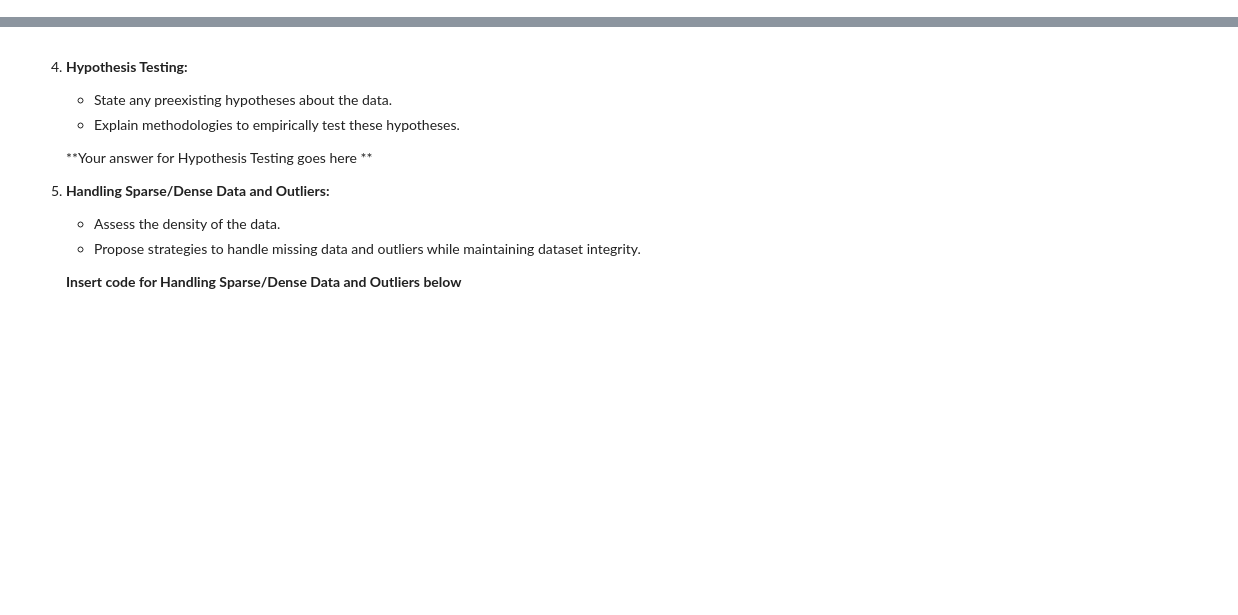
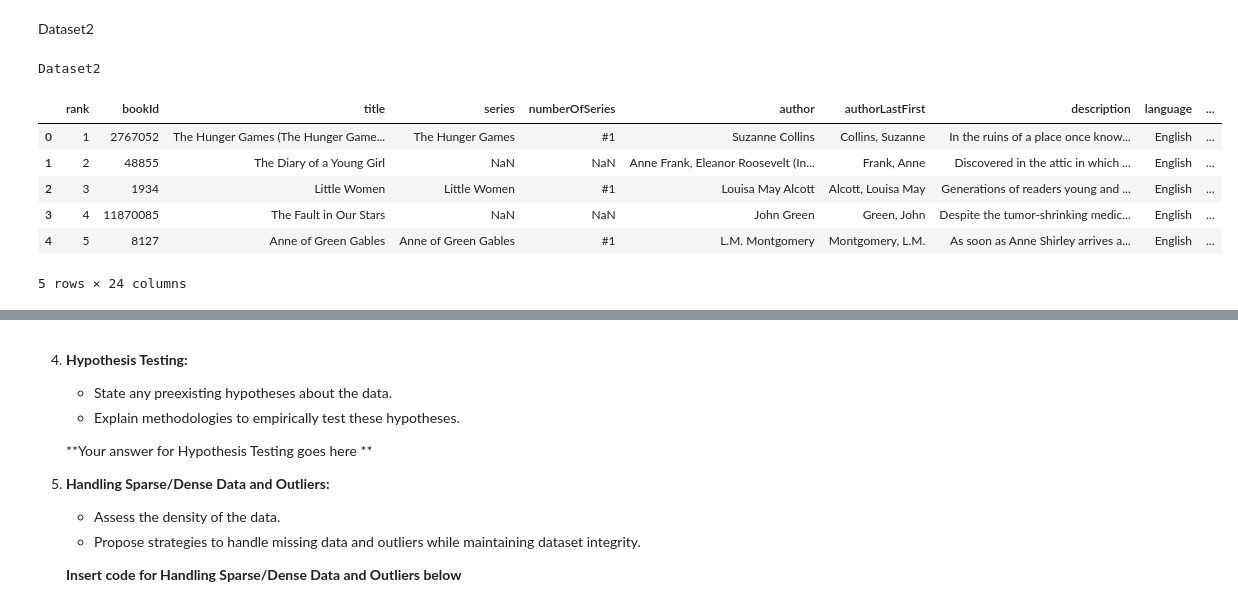
Before and after one commit to ZigaLarissa/data_preprocessing, a Jupyter notebook: ml_pipeline_Larissa_Bizimungu_data_preprocessing.ipynb, the cells around one changed output, grey strips where cells are left out. Drawn from its saved outputs; the diff is of its cells as text; code cells hidden in the pictures; blank space fills up the shorter version.

```diff
--- a/ml_pipeline_Larissa_Bizimungu_data_preprocessing.ipynb
+++ b/ml_pipeline_Larissa_Bizimungu_data_preprocessing.ipynb
@@ -70,0 +89,14 @@ With a broader dataset, you can create more refined user profiles and offer more
+# %% [markdown]
+Dataset2
+# %%
+print("Dataset2")
+df2.head()
+# %% [output]
+Dataset2
+|  | rank | bookId | title | series | numberOfSeries | author | authorLastFirst | description | language | ... |
+| 0 | 1 | 2767052 | The Hunger Games (The Hunger Game... | The Hunger Games | #1 | Suzanne Collins | Collins, Suzanne | In the ruins of a place once know... | English | ... |
+| 1 | 2 | 48855 | The Diary of a Young Girl | NaN | NaN | Anne Frank, Eleanor Roosevelt (In... | Frank, Anne | Discovered in the attic in which ... | English | ... |
+| 2 | 3 | 1934 | Little Women | Little Women | #1 | Louisa May Alcott | Alcott, Louisa May | Generations of readers young and ... | English | ... |
+| 3 | 4 | 11870085 | The Fault in Our Stars | NaN | NaN | John Green | Green, John | Despite the tumor-shrinking medic... | English | ... |
+| 4 | 5 | 8127 | Anne of Green Gables | Anne of Green Gables | #1 | L.M. Montgomery | Montgomery, L.M. | As soon as Anne Shirley arrives a... | English | ... |
+5 rows × 24 columns
```
Also changed, not shown: parts of 5 cells of this notebook, 3 other files.
